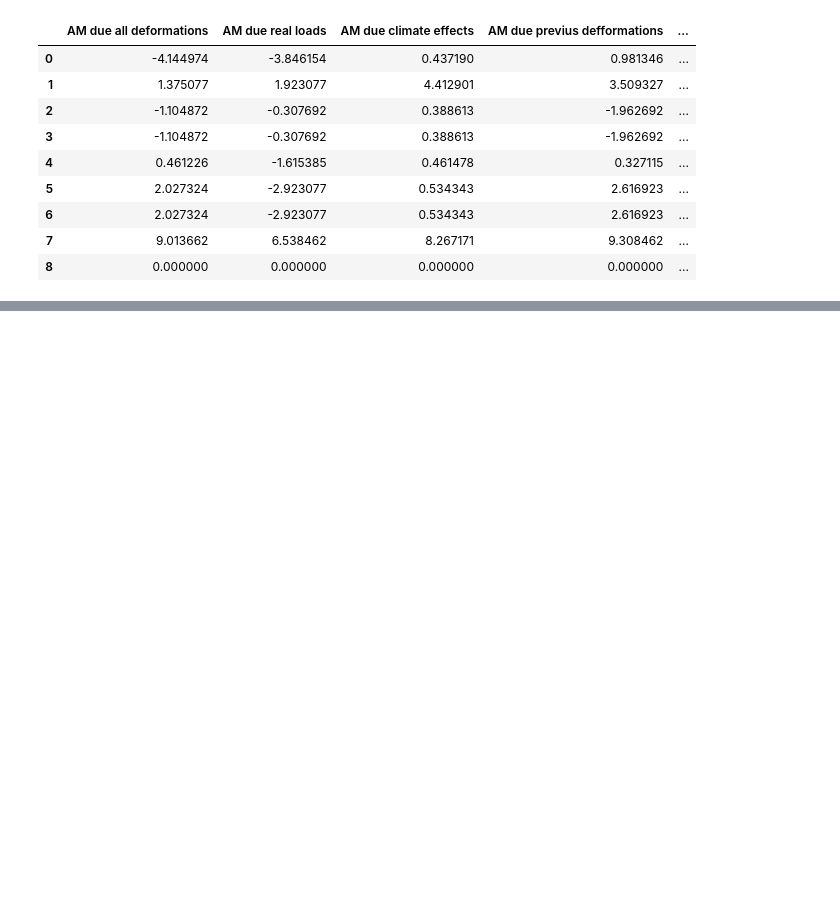
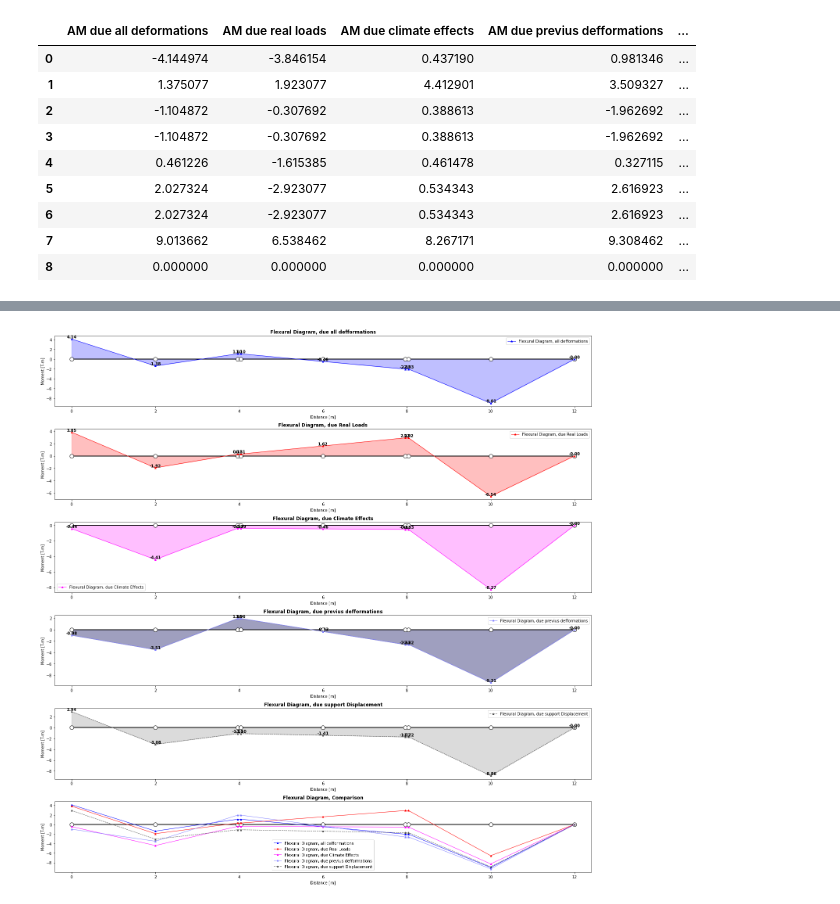
Before and after one commit to Normando1945/Repo_Maxtrix_Analisys, a Jupyter notebook: examples/Flex_manual_AM_GR1_2026_01.ipynb, the cells around one changed output, grey strips where cells are left out. Saved outputs shown, nothing was run; the diff lists cells and outputs as text; code cells hidden in the pictures; blank space fills up the shorter version.

```diff
--- a/examples/Flex_manual_AM_GR1_2026_01.ipynb
+++ b/examples/Flex_manual_AM_GR1_2026_01.ipynb
@@ -36,6 +36,5 @@ dR2 = 0.009                 # m
 dR3 = 0.012                 # m
 
 #------- Geometry---------
-X = np.array([0, L/2, 0.99*L, 1.01*L, L + L/2, L + 0.99*L, L + 1.01*L, 2*L + L/2, 3*L])
-Y = np.zeros(len(X))
-print(Y)
+XF = np.array([0, L/2, 0.99*L, 1.01*L, L + L/2, L + 0.99*L, L + 1.01*L, 2*L + L/2, 3*L])
+YF = np.zeros(len(XF))
@@ -423,0 +446,12 @@ plt.show()
+# %%
+am1 = AM_all.ravel()
+am2 = AM_L.ravel()
+am3 = AM_T.ravel()
+am4 = AM_P.ravel()
+am5 = AM_R.ravel()
+ylabel = 'Moment [T-m]'
+
+Plot_Flexion = Manual_Flexural_Method(am1 = am1, am2 = am2, am3 = am3, am4 = am4, am5 = am5, X = XF, Y = YF, ylabel = ylabel)
+Plot_Flexion.Plot_AM_Manual_Flexural_Method()
+# %% [output]
+[figure, added]
```
Also changed, not shown: parts of 4 cells of this notebook.
